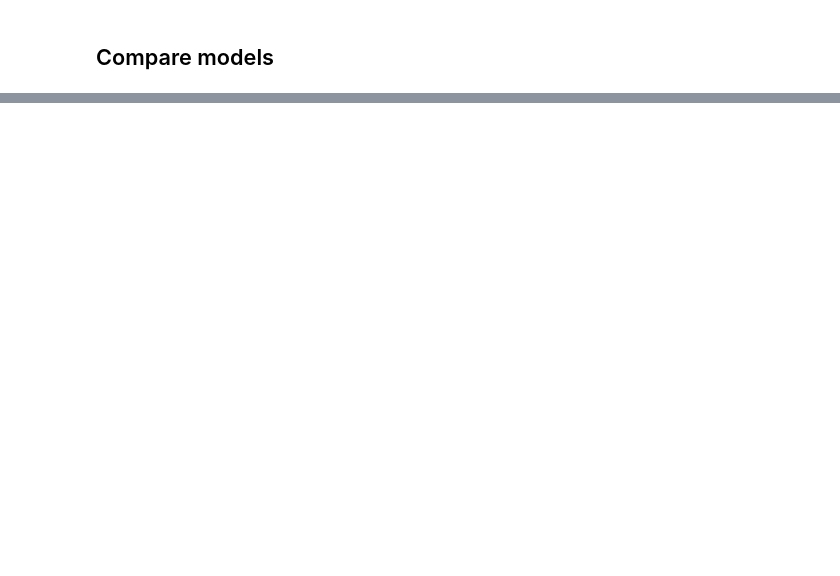
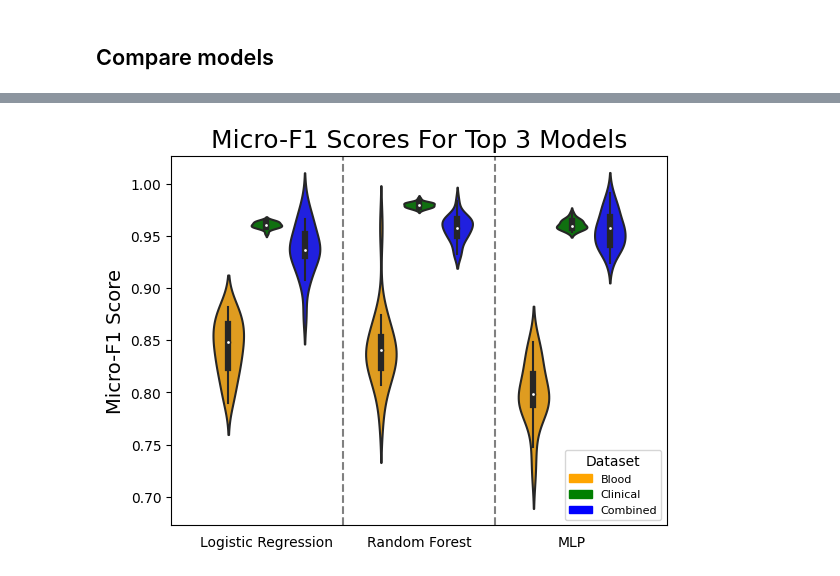
Before and after one commit to anusha1207/TARCC-Alzheimers, a Jupyter notebook: main.ipynb, the cells around one changed output, grey strips where cells are left out. Saved outputs shown, nothing was run; the diff lists cells and outputs as text; code cells hidden in the pictures; blank space fills up the shorter version.

Commit message:
Fixed up violin plot comparisons

```diff
--- a/main.ipynb
+++ b/main.ipynb
@@ -390,0 +123,21 @@ Average confusion matrix:
+# %%
+model_results = {
+    "blood_lr": blood_lr,
+    "clinical_lr": clinical_lr,
+    "combined_lr": combined_lr,
+    "blood_lr_mrmr": blood_lr_mrmr,
+    "clinical_lr_mrmr": clinical_lr_mrmr,
+    "combined_lr_mrmr": combined_lr_mrmr,
+    "blood_rf": blood_rf,
+    "clinical_rf": clinical_rf,
+    "combined_rf": combined_rf,
+    "blood_mlp": blood_mlp,
+    "clinical_mlp": clinical_mlp_mrmr,
+    "combined_mlp": combined_mlp,
+    "blood_mlp_mrmr": blood_mlp_mrmr,
+    "clinical_mlp_mrmr": clinical_mlp_mrmr,
+    "combined_mlp_mrmr": combined_mlp_mrmr
+}
+
+with open("Model Results.pickle", "wb") as handle:
+    pickle.dump(model_results, handle, protocol=pickle.HIGHEST_PROTOCOL)
@@ -391,2 +146,5 @@ Average confusion matrix:
+# %%
+with open("Model Results.pickle", "rb") as handle:
+    results = pickle.load(handle)
 # %% [markdown]
 ## Compare models
@@ -435,3 +151,23 @@ plot_f1_scores(
+# %%
+plot_f1_scores(
+    [
+        results["blood_lr_mrmr"]["f1"],
+        results["clinical_lr_mrmr"]["f1"],
+        results["combined_lr_mrmr"]["f1"],
+        results["blood_rf"]["f1"],
+        results["clinical_rf"]["f1"],
+        results["combined_rf"]["f1"],
+        results["blood_mlp_mrmr"]["f1"],
+        results["clinical_mlp_mrmr"]["f1"],
+        results["combined_mlp_mrmr"]["f1"],
+    ],
+    title="Micro-F1 Scores For Top 3 Models",
+    ylabel="Micro-F1 Score",
+    models=["Logistic Regression", "Random Forest", "MLP"],
+    pad=3
+)
+# %% [output]
+[figure, added]
 # %%
 run_elastic_net(clinical_only_mci, num_iters=20, pickle="Clinical LR with MCI")
 clinical_lr_mci = evaluate_results("Clinical LR with MCI")
```
Also changed, not shown: parts of 20 cells of this notebook, 2 other files.
